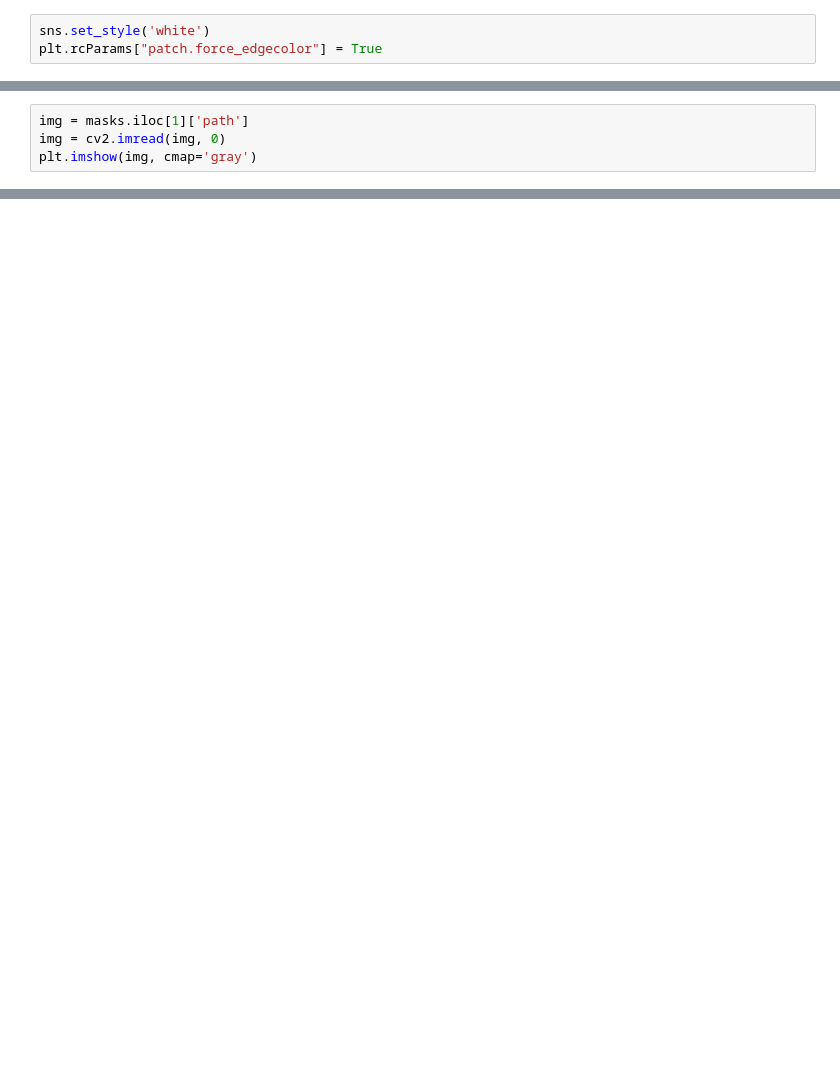
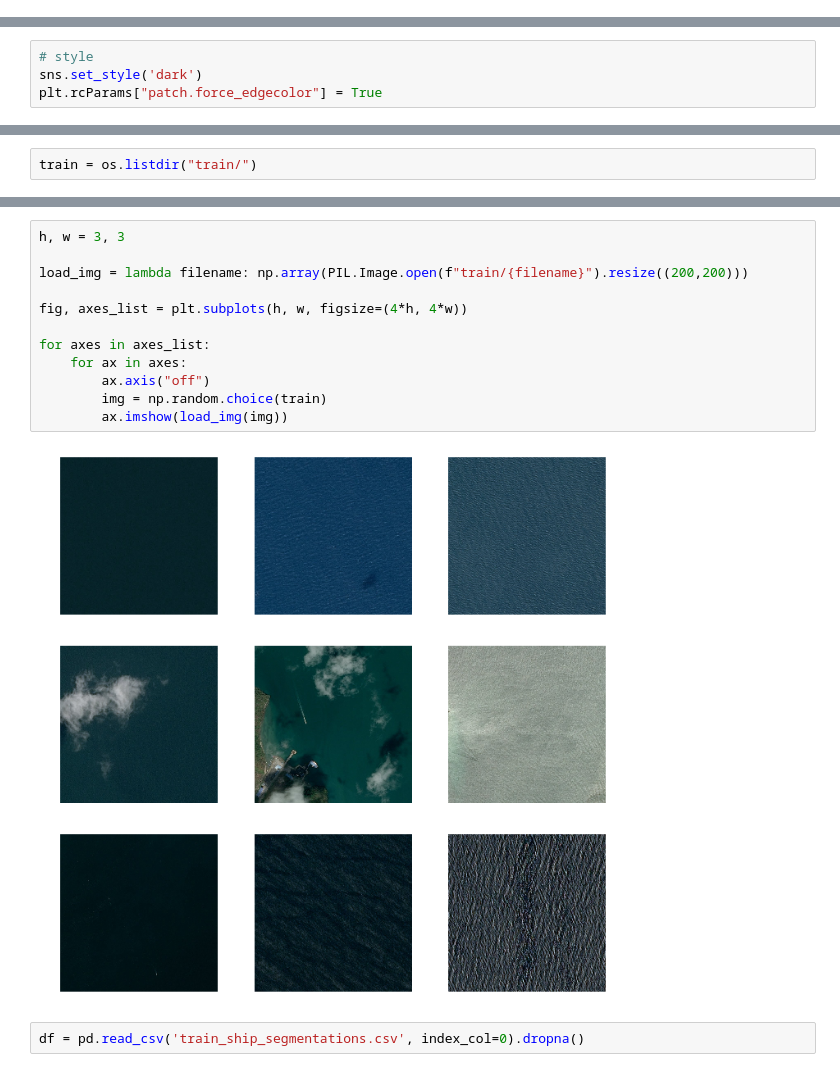
Before and after one commit to alexcampos09/Airbus-Ship-Kaggle-Competition, a Jupyter notebook: Modeling.ipynb, the cells around one changed output, grey strips where cells are left out. Cells and saved outputs as stored; diff of their text form; blank space fills up the shorter version.

```diff
--- a/Modeling.ipynb
+++ b/Modeling.ipynb
@@ -10,3 +0,0 @@ import cv2
-# %%
-sns.set_style('white')
-plt.rcParams["patch.force_edgecolor"] = True
@@ -36,4 +0,0 @@ masks.head()
-# %%
-img = masks.iloc[1]['path']
-img = cv2.imread(img, 0)
-plt.imshow(img, cmap='gray')
@@ -120,0 +13,4 @@ utest.head()
+# %%
+# style
+sns.set_style('dark')
+plt.rcParams["patch.force_edgecolor"] = True
@@ -120,0 +25,2 @@ utest.head()
+# %%
+train = os.listdir("train/")
@@ -120,0 +43,16 @@ utest.head()
+# %%
+h, w = 3, 3
+
+load_img = lambda filename: np.array(PIL.Image.open(f"train/{filename}").resize((200,200)))
+
+fig, axes_list = plt.subplots(h, w, figsize=(4*h, 4*w))
+
+for axes in axes_list:
+    for ax in axes:
+        ax.axis("off")
+        img = np.random.choice(train)
+        ax.imshow(load_img(img))
+# %% [output]
+[figure, added]
+# %%
+df = pd.read_csv('train_ship_segmentations.csv', index_col=0).dropna()
```
Also changed, not shown: parts of 33 cells of this notebook.
